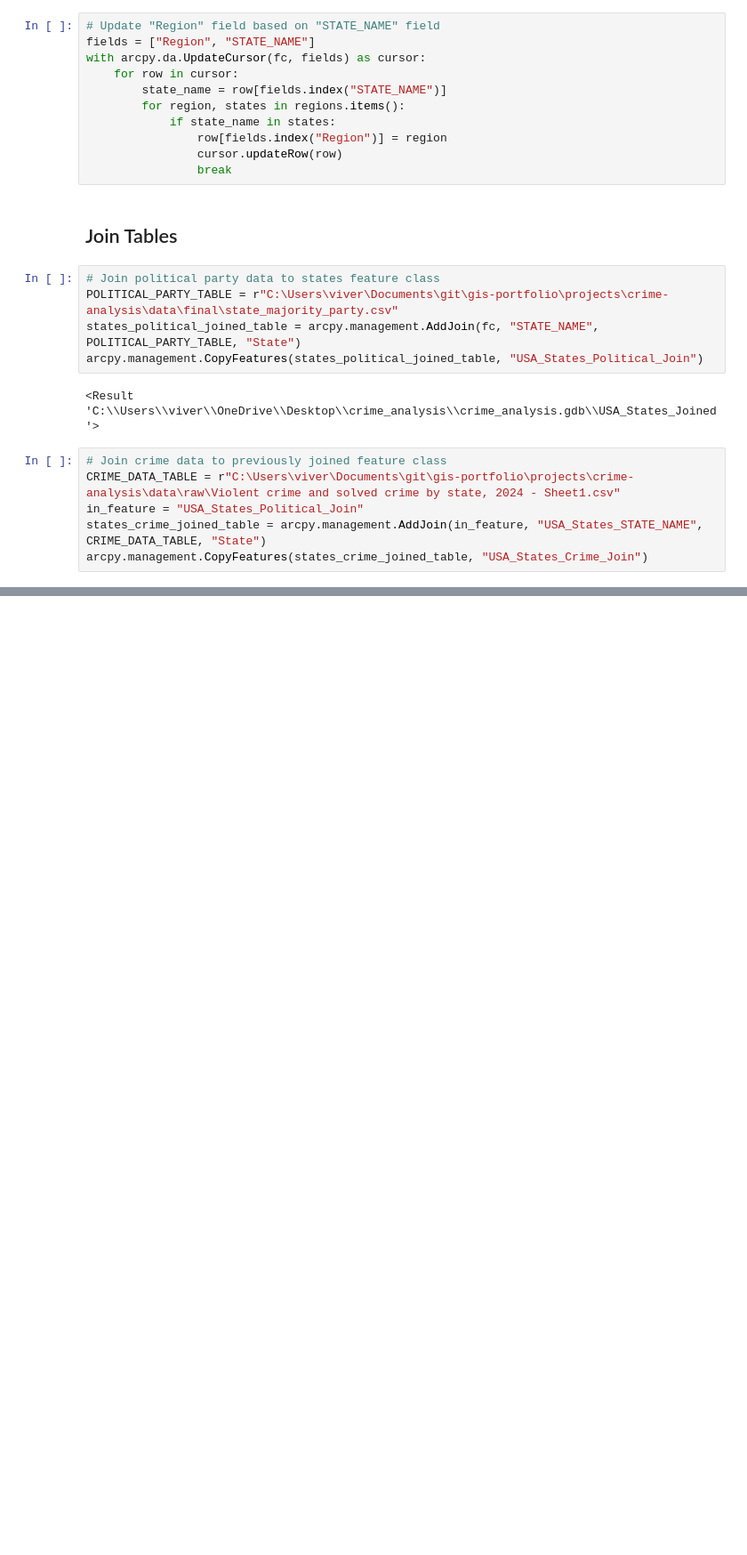
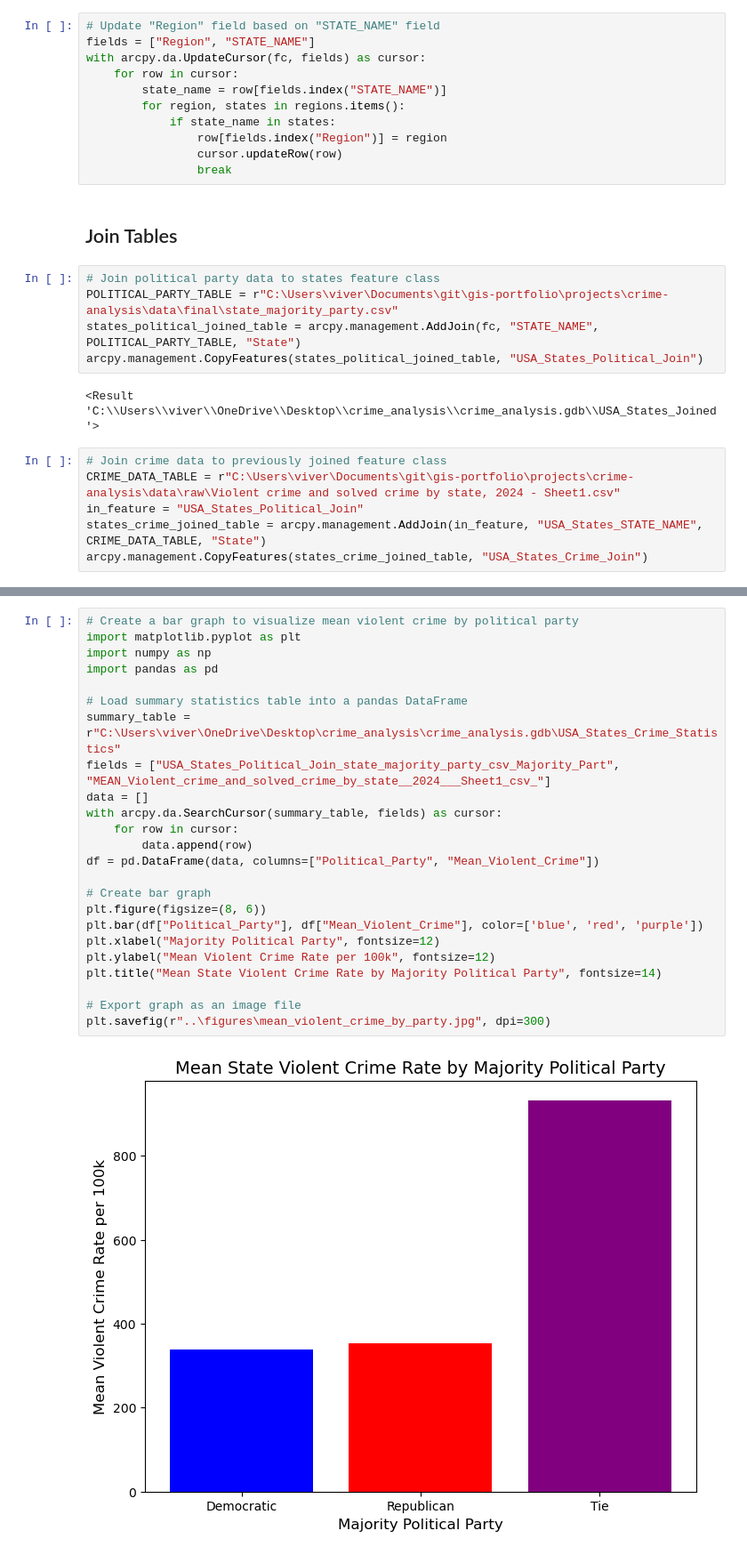
Before and after one commit to jbakerGIS/crime-analysis, a Jupyter notebook: projects/crime-analysis/notebooks/gis_analysis.ipynb, the cells around one changed output, grey strips where cells are left out. Shown at 89% size. Cells and saved outputs as stored; diff of their text form; blank space fills up the shorter version.

Commit message:
Add new figures and update notebook.

```diff
--- a/projects/crime-analysis/notebooks/gis_analysis.ipynb
+++ b/projects/crime-analysis/notebooks/gis_analysis.ipynb
@@ -109,0 +96,26 @@ print(new_field)
+# %%
+# Create a bar graph to visualize mean violent crime by political party
+import matplotlib.pyplot as plt
+import numpy as np
+import pandas as pd
+
+# Load summary statistics table into a pandas DataFrame
+summary_table = r"C:\Users\viver\OneDrive\Desktop\crime_analysis\crime_analysis.gdb\USA_States_Crime_Statistics"
+fields = ["USA_States_Political_Join_state_majority_party_csv_Majority_Part", "MEAN_Violent_crime_and_solved_crime_by_state__2024___Sheet1_csv_"]
+data = []
+with arcpy.da.SearchCursor(summary_table, fields) as cursor:
+    for row in cursor:
+        data.append(row)
+df = pd.DataFrame(data, columns=["Political_Party", "Mean_Violent_Crime"])
+
+# Create bar graph
+plt.figure(figsize=(8, 6))
+plt.bar(df["Political_Party"], df["Mean_Violent_Crime"], color=['blue', 'red', 'purple'])
+plt.xlabel("Majority Political Party", fontsize=12)
+plt.ylabel("Mean Violent Crime Rate per 100k", fontsize=12)
+plt.title("Mean State Violent Crime Rate by Majority Political Party", fontsize=14)
+
+# Export graph as an image file
+plt.savefig(r"..\figures\mean_violent_crime_by_party.jpg", dpi=300)
+# %% [output]
+[figure, added]
```
Also changed, not shown: parts of 10 cells of this notebook, 4 other files.
